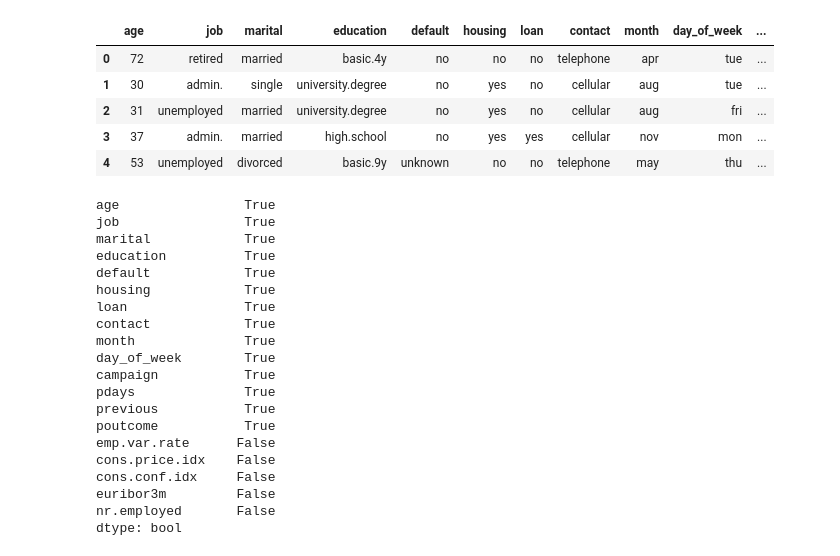
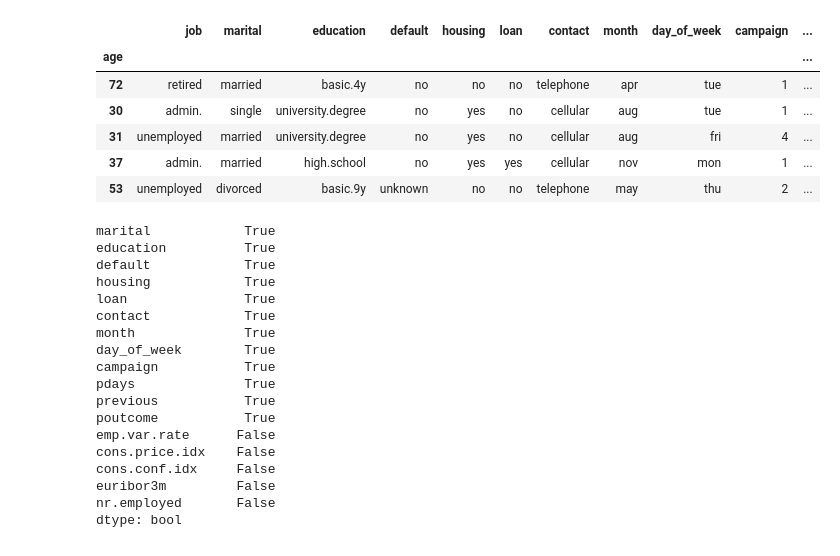
Before and after one commit to FCLV/dm_proj, a Jupyter notebook: Task-1/task1.ipynb, the cells around one changed output. Cells and saved outputs as stored; diff of their text form; code cells hidden in the pictures.

```diff
--- a/Task-1/task1.ipynb
+++ b/Task-1/task1.ipynb
@@ -1,16 +1,17 @@
 # %%
 import matplotlib.pyplot as plt
 import numpy as np
 import pandas as pd
 import seaborn as sns
 
 plt.style.use("seaborn-whitegrid")
-df = pd.read_csv('bank_marketing_train.csv')
+df = pd.read_csv('bank_marketing_train.csv', index_col=0)
 df.head()
 # %% [output]
-|  | age | job | marital | education | default | housing | loan | contact | month | day_of_week | ... |
-| 0 | 72 | retired | married | basic.4y | no | no | no | telephone | apr | tue | ... |
-| 1 | 30 | admin. | single | university.degree | no | yes | no | cellular | aug | tue | ... |
-| 2 | 31 | unemployed | married | university.degree | no | yes | no | cellular | aug | fri | ... |
-| 3 | 37 | admin. | married | high.school | no | yes | yes | cellular | nov | mon | ... |
-| 4 | 53 | unemployed | divorced | basic.9y | unknown | no | no | telephone | may | thu | ... |
+|  | job | marital | education | default | housing | loan | contact | month | day_of_week | campaign | ... |
+| age |  |  |  |  |  |  |  |  |  |  | ... |
+| 72 | retired | married | basic.4y | no | no | no | telephone | apr | tue | 1 | ... |
+| 30 | admin. | single | university.degree | no | yes | no | cellular | aug | tue | 1 | ... |
+| 31 | unemployed | married | university.degree | no | yes | no | cellular | aug | fri | 4 | ... |
+| 37 | admin. | married | high.school | no | yes | yes | cellular | nov | mon | 1 | ... |
+| 53 | unemployed | divorced | basic.9y | unknown | no | no | telephone | may | thu | 2 | ... |
@@ -17,5 +21,5 @@ df.head()
 # %%
-X = df.copy()
+X = df_clean.copy()
 y = X.pop('y')
 for colname in X.select_dtypes("object"):
     X[colname], _ = X[colname].factorize()
@@ -23,8 +27,6 @@ y, _ = y.factorize()
 discrete_features = X.dtypes == 'int64'
 print(discrete_features)
 # %% [output]
-age                True
-job                True
 marital            True
 education          True
 default            True
```
Also changed, not shown: parts of 7 cells of this notebook, 4 other files.
